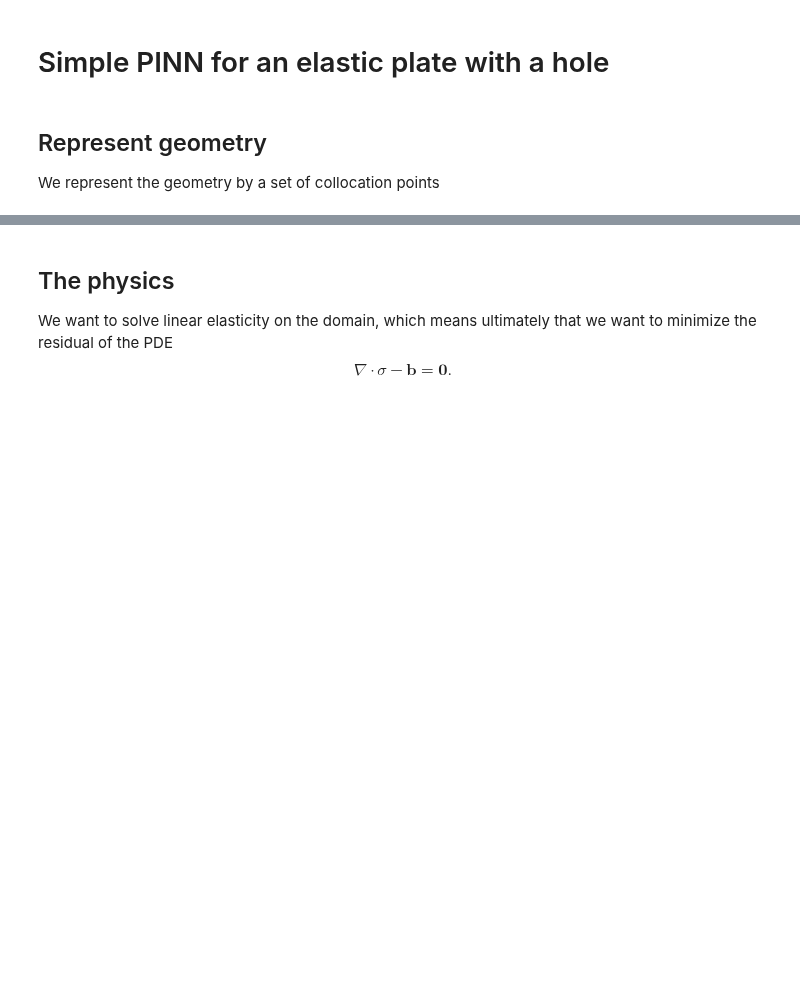
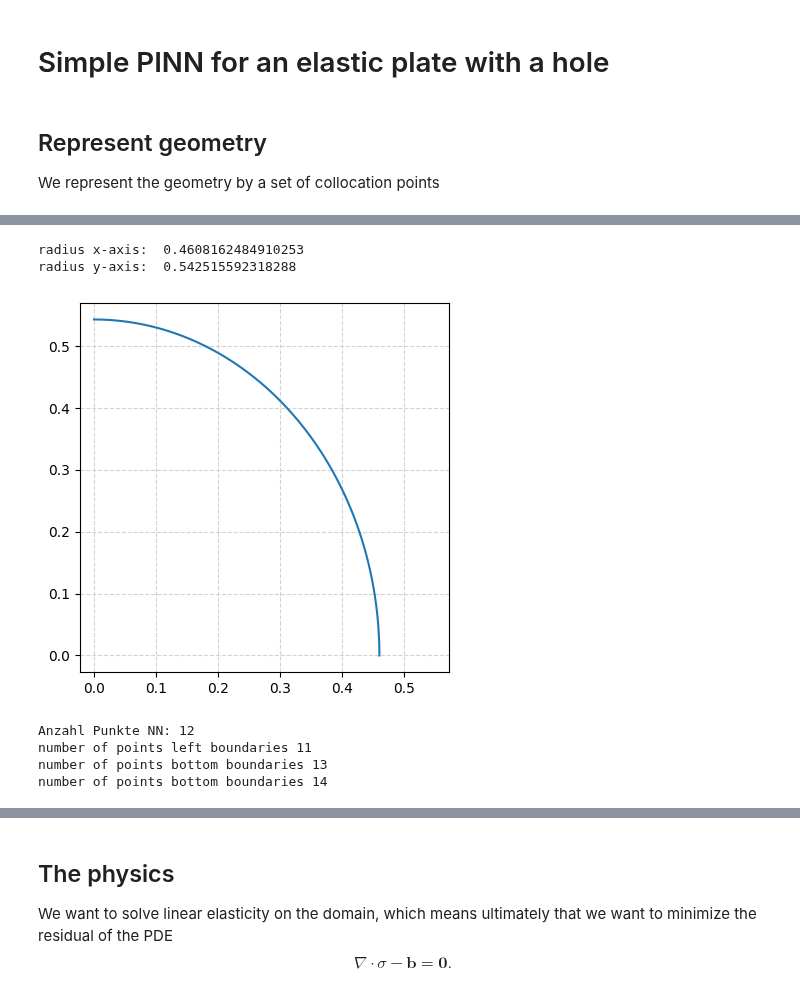
Before and after one commit to meyer-nils/numerical_examples, a Jupyter notebook: plate_hole_2d/ElliCHANGEDtorch.ipynb, the cells around one changed output, grey strips where cells are left out. Drawn from its saved outputs; the diff is of its cells as text; code cells hidden in the pictures; blank space fills up the shorter version.

```diff
--- a/plate_hole_2d/ElliCHANGEDtorch.ipynb
+++ b/plate_hole_2d/ElliCHANGEDtorch.ipynb
@@ -50,0 +7,80 @@ plt.axis("equal");
+# %%
+import torch
+import numpy as np
+from scipy.stats import qmc
+import matplotlib.pyplot as plt
+import random
+from math import pi, ceil
+
+from global_constants import L, Re_x, B0, EPS0, MU, LBD, R
+
+"""
+#Ellipsis radius and surface area
+Re_x = 0.5
+"""
+SuAr= 0.25*pi   #surface area of the eclipse (= equal to SuAr of a circle with R=0.5)
+
+a= ((Re_x * random.random()*2))  #generates radius on the x-axis between 0 and 1
+while (1<a or a<0.25): a= ((Re_x * random.random()*2))
+print("radius x-axis: ",a)
+b=  SuAr/(pi*a)   #radius on the y-axis
+print("radius y-axis: ",b)
+
+t = np.linspace(0, 0.5*pi, 80)
+plt.plot( a*np.cos(t) , b*np.sin(t) )
+plt.axis('square')
+plt.grid(color='lightgray',linestyle='--')
+plt.show()
+
+# Create collocation points
+N = 25
+NN = int(N * (L-Re_x)/L)
+print ("Anzahl Punkte NN:",NN)
+points = L * qmc.LatinHypercube(d=2).random(N**2)
+
+
+#excludes points that are inside the elliptical hole
+points = points[(((points[:,0] ** 2)/(a**2)) + ((points[:,1] ** 2)/(b**2))) > 1]
+
+
+x_collocation = torch.tensor(points[:,0], requires_grad=True).float()
+y_collocation = torch.tensor(points[:,1], requires_grad=True).float()
+
+# Boundaries
+x_top = torch.linspace(0, L, N, requires_grad=True)
+y_top = L * torch.ones((N, 1), requires_grad=True)
+
+x_right = L * torch.ones((N, 1))
+y_right = torch.linspace(0, L, N)
+
+x_left = torch.zeros(ceil(N*(1-b)), 1)
+y_left = torch.linspace(b, L, ceil(N*(1-b)))
+
+x_bottom = torch.linspace(a, L, ceil(N*(1-a)))
+y_bottom = L * torch.zeros(ceil(N*(1-a)), 1)
+
+print("number of points left boundaries", ceil(N*(1-b)))
+print("number of points bottom boundaries", ceil(N*(1-a)))
+
+phi = np.linspace(0, 0.5 * np.pi, int(N * 0.5 * np.pi * Re_x / L))
+x_hole = torch.tensor(a * np.cos(phi), requires_grad=True).float()
+y_hole = torch.tensor(b * np.sin(phi), requires_grad=True).float()
+n_hole = torch.tensor(np.stack([-np.cos(phi), -np.sin(phi)]).T).float()
+
+# Visualize geometry (Dirichlet blue, Neumann red)
+plt.plot(x_collocation.detach(), y_collocation.detach(), ".k")
+plt.plot(x_top.detach(), y_top.detach(), ".r")
+plt.plot(x_bottom, y_bottom, ".g")
+plt.plot(x_left, y_left, ".b")
+plt.plot(x_right, y_right, ".b")
+t = np.linspace(0, 0.5*pi, N)
+plt.plot(x_hole.detach(), y_hole.detach(), ".r")
+plt.axis("equal")
+# %% [output]
+radius x-axis:  0.4608162484910253
+radius y-axis:  0.542515592318288
+[figure, added]
+Anzahl Punkte NN: 12
+number of points left boundaries 11
+number of points bottom boundaries 13
+number of points bottom boundaries 14
```
Also changed, not shown: parts of 4 cells of this notebook, 1 other file.
